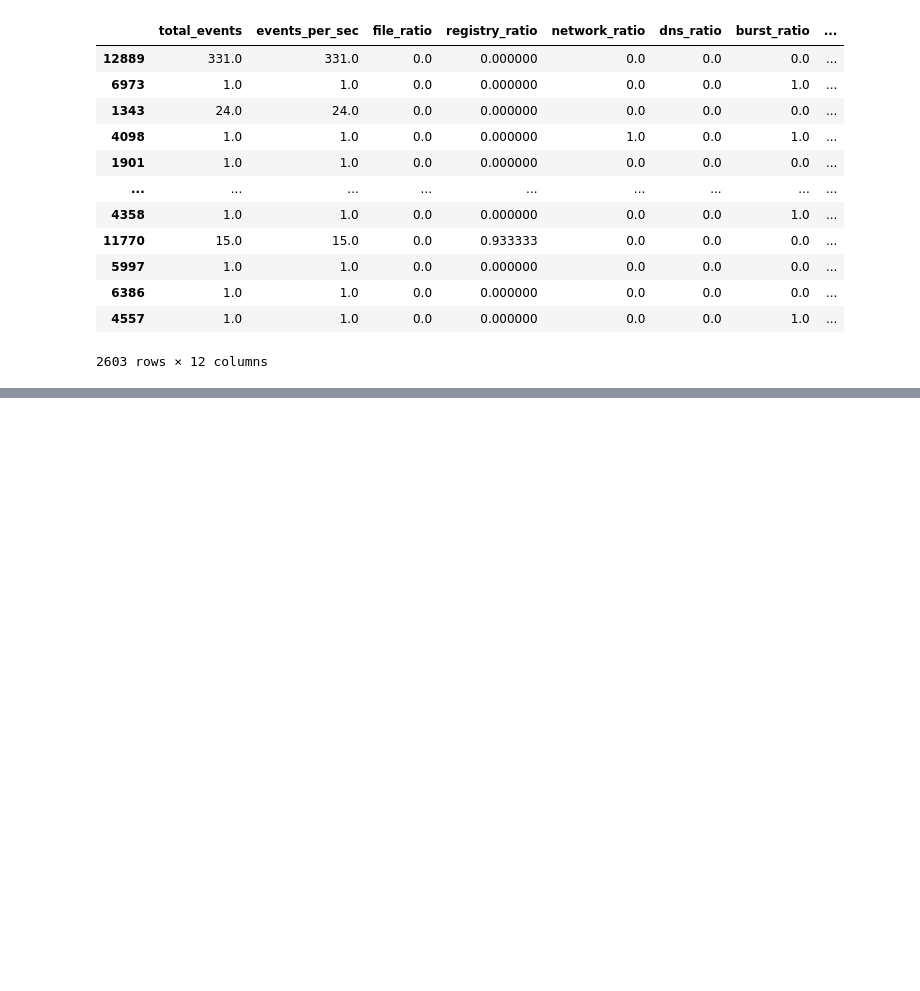
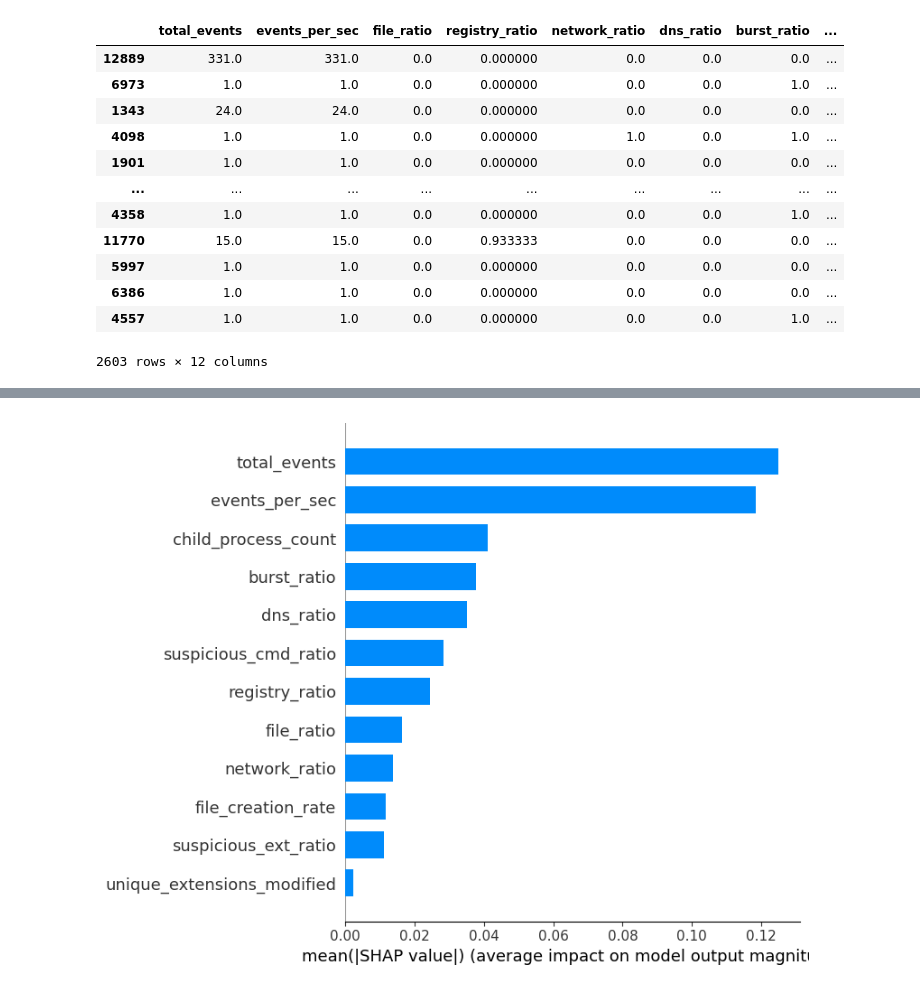
Before and after one commit to ViniCarvalho71/RansonwareData, a Jupyter notebook: Train/train_v2.ipynb, the cells around one changed output, grey strips where cells are left out. Drawn from its saved outputs; the diff is of its cells as text; code cells hidden in the pictures; blank space fills up the shorter version.

```diff
--- a/Train/train_v2.ipynb
+++ b/Train/train_v2.ipynb
@@ -496,0 +527,8 @@ file_creation_rate <= 0.00: 0.036812
+# %%
+shap.summary_plot(
+    shap_values[:, :, 1],
+    X_test,
+    plot_type="bar"
+)
+# %% [output]
+[figure, added]
```
Also changed, not shown: parts of 14 cells of this notebook, 1 other file.
